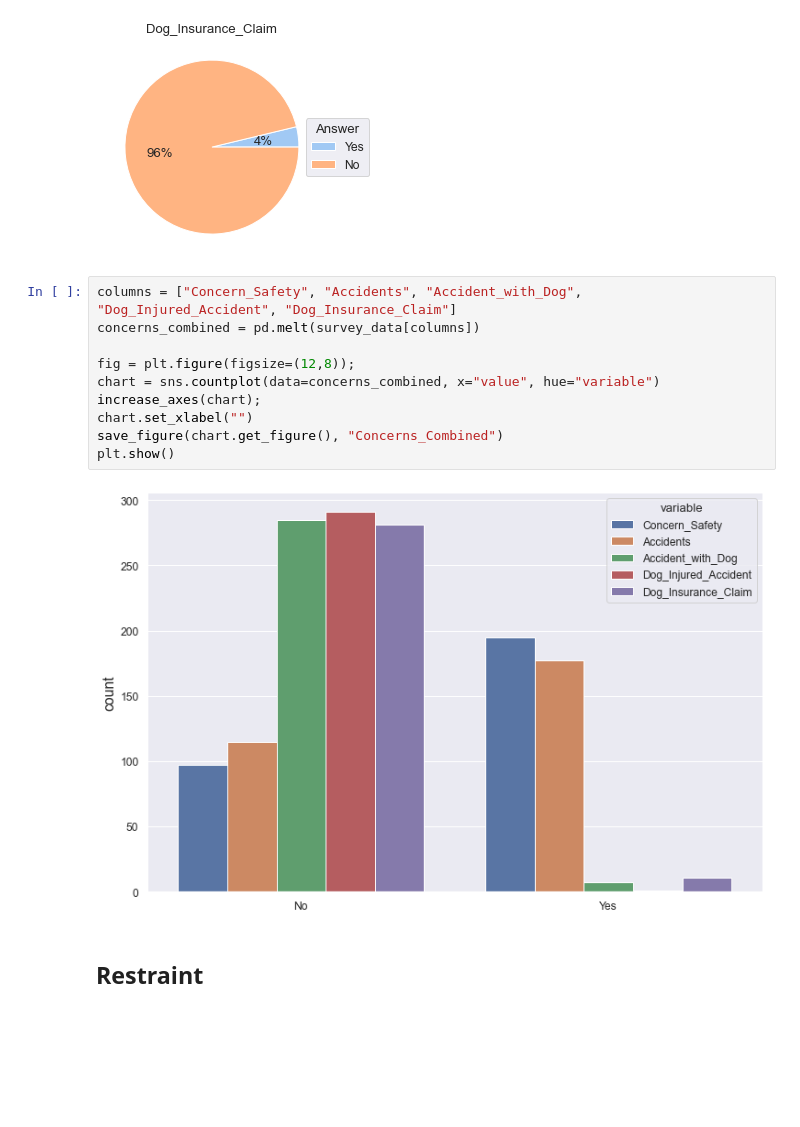
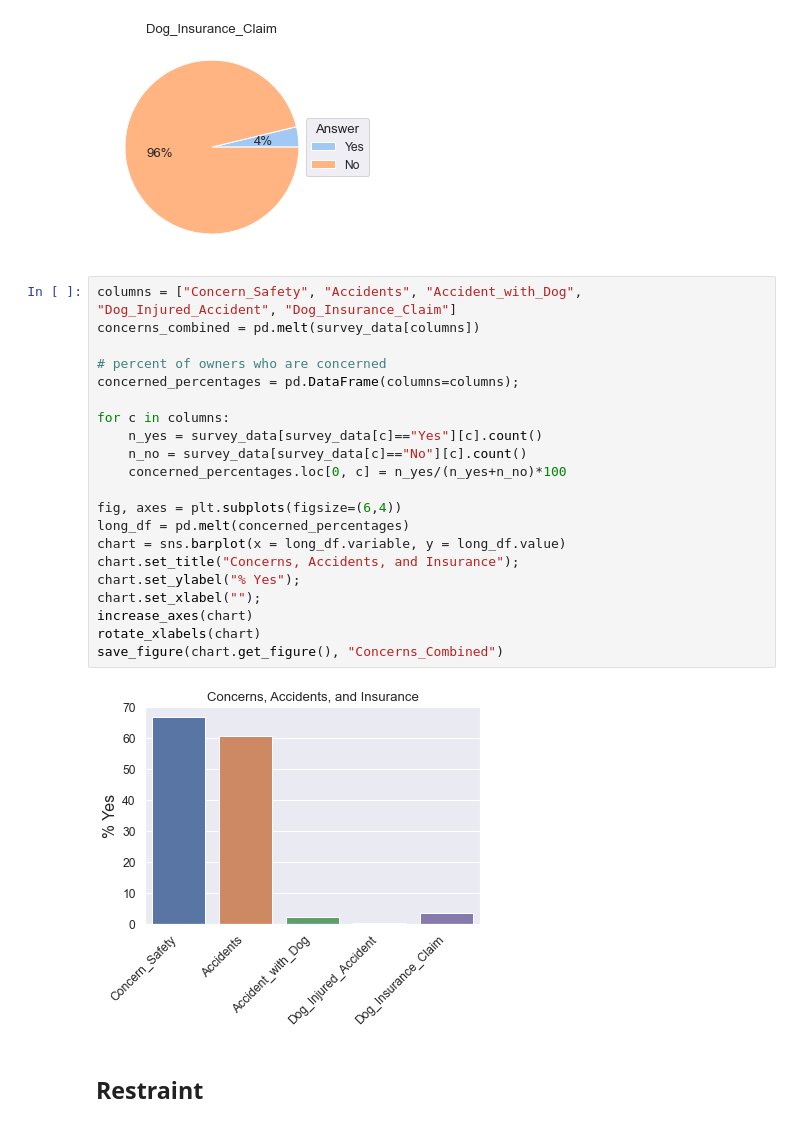
Before and after one commit to markhary/emba912_survey, a Jupyter notebook: ruby.ipynb, the cells around one changed output. Saved outputs shown, nothing was run; the diff lists cells and outputs as text; blank space fills up the shorter version.

```diff
--- a/ruby.ipynb
+++ b/ruby.ipynb
@@ -635,18 +634,29 @@ create_pie_chart(survey_data, "Dog_Insurance_Claim", True);
 [figure]
 [figure]
 [figure]
-# %%
-columns = ["Concern_Safety", "Accidents", "Accident_with_Dog", "Dog_Injured_Accident", "Dog_Insurance_Claim"]
-concerns_combined = pd.melt(survey_data[columns])
-
-fig = plt.figure(figsize=(12,8));
-chart = sns.countplot(data=concerns_combined, x="value", hue="variable")
-increase_axes(chart);
-chart.set_xlabel("")
-save_figure(chart.get_figure(), "Concerns_Combined")
-plt.show()
-# %% [output]
-[figure, removed]
+# %%
+columns = ["Concern_Safety", "Accidents", "Accident_with_Dog", "Dog_Injured_Accident", "Dog_Insurance_Claim"]
+concerns_combined = pd.melt(survey_data[columns])
+
+# percent of owners who are concerned
+concerned_percentages = pd.DataFrame(columns=columns);
+
+for c in columns:
+    n_yes = survey_data[survey_data[c]=="Yes"][c].count()
+    n_no = survey_data[survey_data[c]=="No"][c].count()
+    concerned_percentages.loc[0, c] = n_yes/(n_yes+n_no)*100
+
+fig, axes = plt.subplots(figsize=(6,4))
+long_df = pd.melt(concerned_percentages)
+chart = sns.barplot(x = long_df.variable, y = long_df.value)
+chart.set_title("Concerns, Accidents, and Insurance");
+chart.set_ylabel("% Yes");
+chart.set_xlabel("");
+increase_axes(chart)
+rotate_xlabels(chart)
+save_figure(chart.get_figure(), "Concerns_Combined")
+# %% [output]
+[figure, added]
 # %% [markdown]
 ## Restraint
 # %%
```
Also changed, not shown: parts of 1 cell of this notebook, 2 other files.
